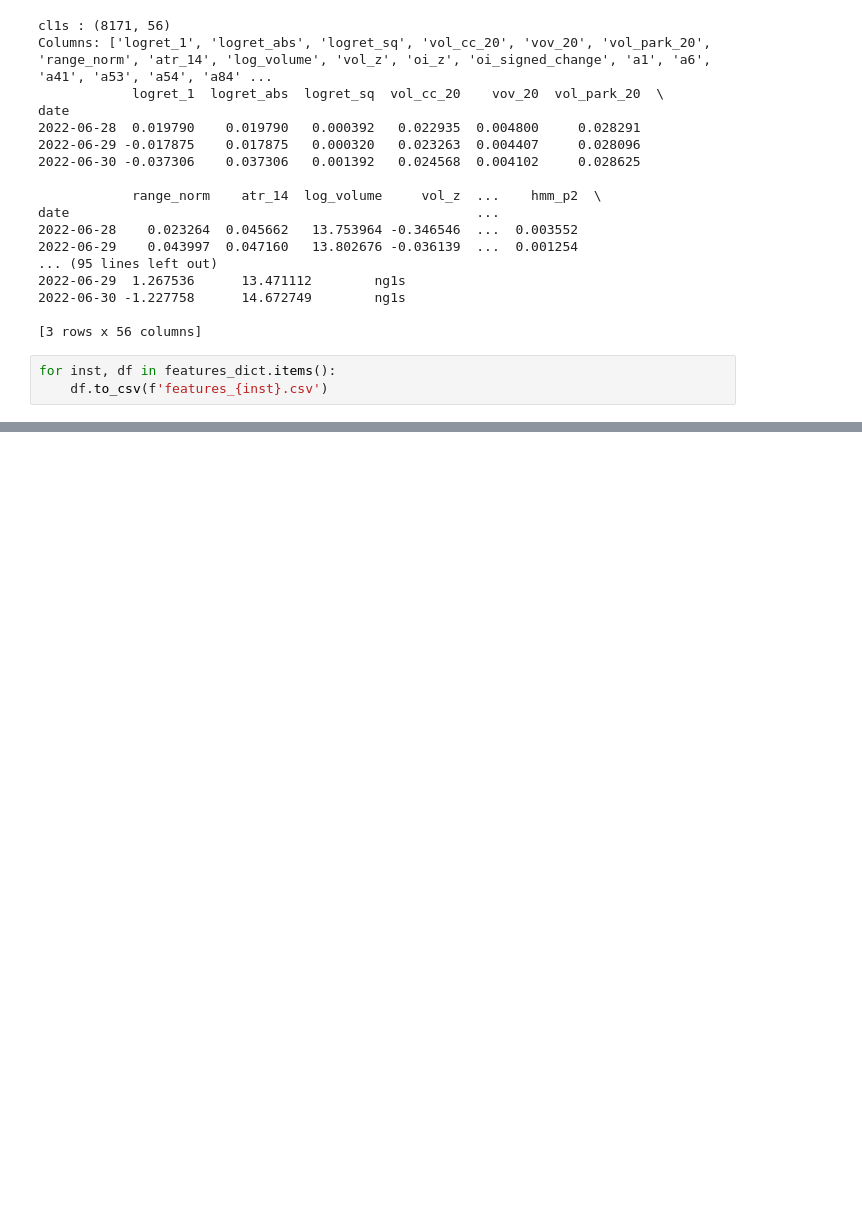
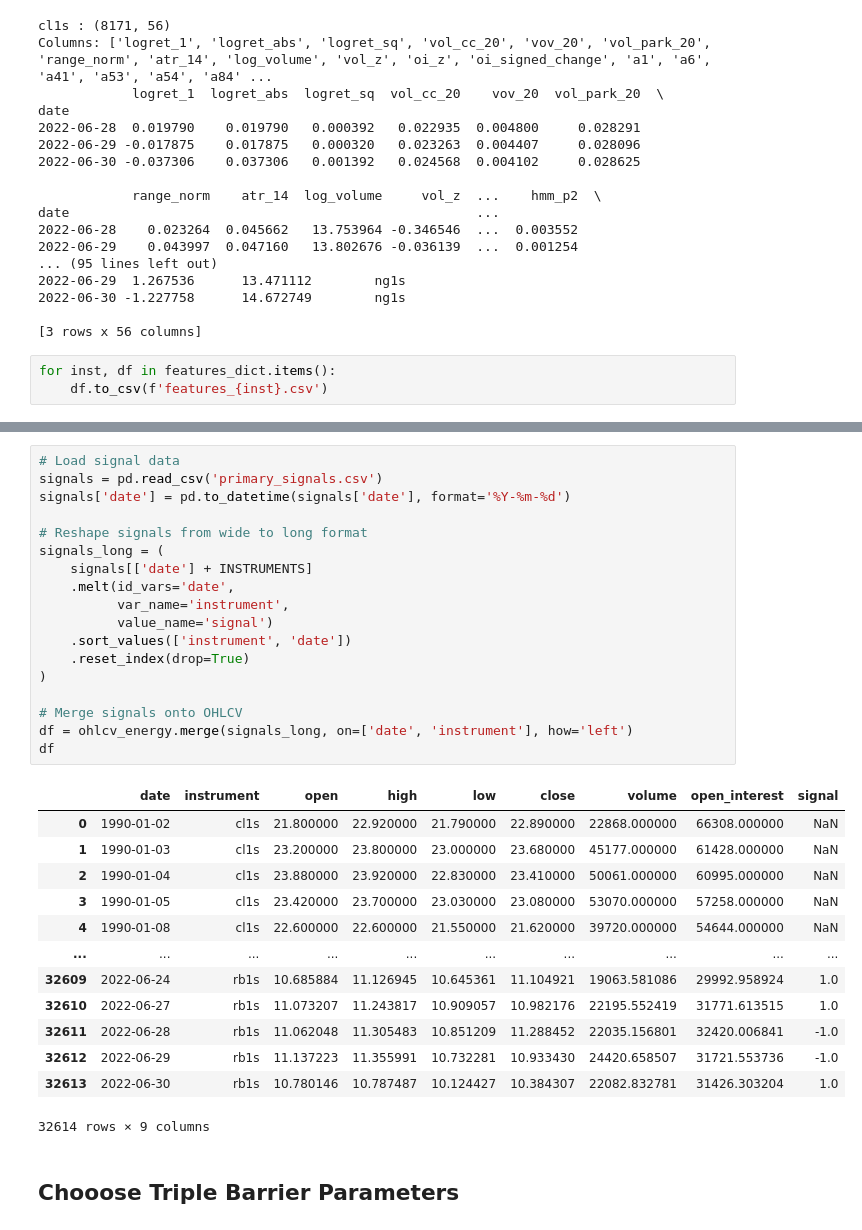
Before and after one commit to Mengsch3/Systematic_Trading_Strategy, a Jupyter notebook: feature_engineering.ipynb, the cells around one changed output, grey strips where cells are left out. Saved outputs shown, nothing was run; the diff lists cells and outputs as text; blank space fills up the shorter version.

```diff
--- a/feature_engineering.ipynb
+++ b/feature_engineering.ipynb
@@ -532,0 +542,34 @@ for inst, df in features_dict.items():
+# %%
+# Load signal data
+signals = pd.read_csv('primary_signals.csv')
+signals['date'] = pd.to_datetime(signals['date'], format='%Y-%m-%d')
+
+# Reshape signals from wide to long format
+signals_long = (
+    signals[['date'] + INSTRUMENTS]
+    .melt(id_vars='date',
+          var_name='instrument',
+          value_name='signal')
+    .sort_values(['instrument', 'date'])
+    .reset_index(drop=True)
+)
+
+# Merge signals onto OHLCV
+df = ohlcv_energy.merge(signals_long, on=['date', 'instrument'], how='left')
+df
+# %% [output]
+|  | date | instrument | open | high | low | close | volume | open_interest | signal |
+| 0 | 1990-01-02 | cl1s | 21.800000 | 22.920000 | 21.790000 | 22.890000 | 22868.000000 | 66308.000000 | NaN |
+| 1 | 1990-01-03 | cl1s | 23.200000 | 23.800000 | 23.000000 | 23.680000 | 45177.000000 | 61428.000000 | NaN |
+| 2 | 1990-01-04 | cl1s | 23.880000 | 23.920000 | 22.830000 | 23.410000 | 50061.000000 | 60995.000000 | NaN |
+| 3 | 1990-01-05 | cl1s | 23.420000 | 23.700000 | 23.030000 | 23.080000 | 53070.000000 | 57258.000000 | NaN |
+| 4 | 1990-01-08 | cl1s | 22.600000 | 22.600000 | 21.550000 | 21.620000 | 39720.000000 | 54644.000000 | NaN |
+| ... | ... | ... | ... | ... | ... | ... | ... | ... | ... |
+| 32609 | 2022-06-24 | rb1s | 10.685884 | 11.126945 | 10.645361 | 11.104921 | 19063.581086 | 29992.958924 | 1.0 |
+| 32610 | 2022-06-27 | rb1s | 11.073207 | 11.243817 | 10.909057 | 10.982176 | 22195.552419 | 31771.613515 | 1.0 |
+| 32611 | 2022-06-28 | rb1s | 11.062048 | 11.305483 | 10.851209 | 11.288452 | 22035.156801 | 32420.006841 | -1.0 |
+| 32612 | 2022-06-29 | rb1s | 11.137223 | 11.355991 | 10.732281 | 10.933430 | 24420.658507 | 31721.553736 | -1.0 |
+| 32613 | 2022-06-30 | rb1s | 10.780146 | 10.787487 | 10.124427 | 10.384307 | 22082.832781 | 31426.303204 | 1.0 |
+32614 rows × 9 columns
+# %% [markdown]
+## Chooose Triple Barrier Parameters
```
Also changed, not shown: parts of 16 cells of this notebook.
